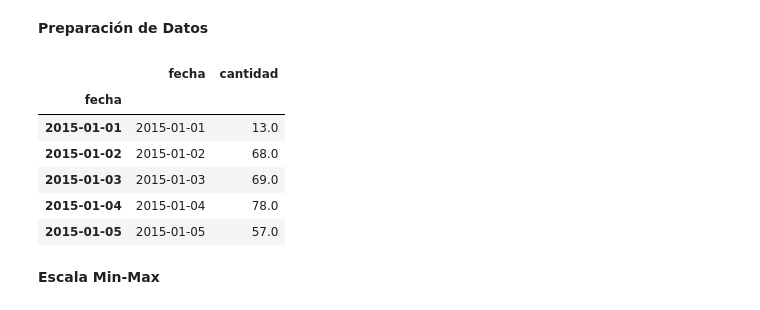
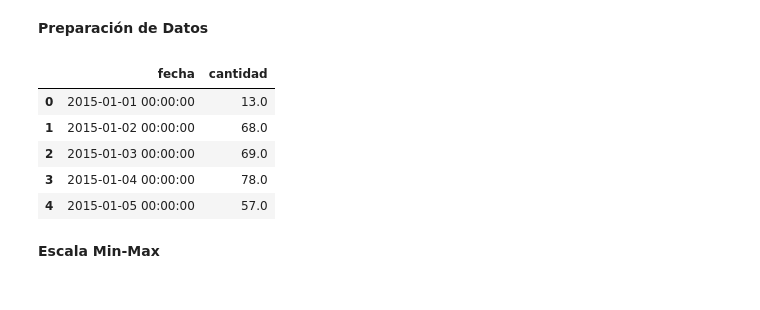
Before and after one commit to jgcotta/bigdata, a Jupyter notebook: notebook/NoteBookSiniestros.ipynb, the cells around one changed output. Cells and saved outputs as stored; diff of their text form; code cells hidden in the pictures.

```diff
--- a/notebook/NoteBookSiniestros.ipynb
+++ b/notebook/NoteBookSiniestros.ipynb
@@ -737,21 +716,20 @@ plt.plot(fecha_cantidad_df["cantidad"],label='Cantidad de Accidentes')
 # %% [markdown]
 **Preparación de Datos**
 # %%
-#fecha_cantidad_df = fecha_cantidad_df.sort_index(ascending=True,axis=0)
-#data = pd.DataFrame(index=range(0,len(fecha_cantidad_df)),columns=['fecha','cantidad'])
-#for i in range(0,len(data)):
-#    data["fecha"][i]=fecha_cantidad_df['fecha'][i]
-#    data["cantidad"][i]=fecha_cantidad_df["cantidad"][i]
-data = fecha_cantidad_df
+fecha_cantidad_df = fecha_cantidad_df.sort_index(ascending=True,axis=0)
+data = pd.DataFrame(index=range(0,len(fecha_cantidad_df)),columns=['fecha','cantidad'])
+for i in range(0,len(data)):
+    data["fecha"][i]=fecha_cantidad_df['fecha'][i]
+    data["cantidad"][i]=fecha_cantidad_df["cantidad"][i]
+#data = fecha_cantidad_df
 data.head()
 # %% [output]
 |  | fecha | cantidad |
-| fecha |  |  |
-| 2015-01-01 | 2015-01-01 | 13.0 |
-| 2015-01-02 | 2015-01-02 | 68.0 |
-| 2015-01-03 | 2015-01-03 | 69.0 |
-| 2015-01-04 | 2015-01-04 | 78.0 |
-| 2015-01-05 | 2015-01-05 | 57.0 |
+| 0 | 2015-01-01 00:00:00 | 13.0 |
+| 1 | 2015-01-02 00:00:00 | 68.0 |
+| 2 | 2015-01-03 00:00:00 | 69.0 |
+| 3 | 2015-01-04 00:00:00 | 78.0 |
+| 4 | 2015-01-05 00:00:00 | 57.0 |
 # %% [markdown]
 **Escala Min-Max**
 # %%
```
Also changed, not shown: parts of 15 cells of this notebook.
